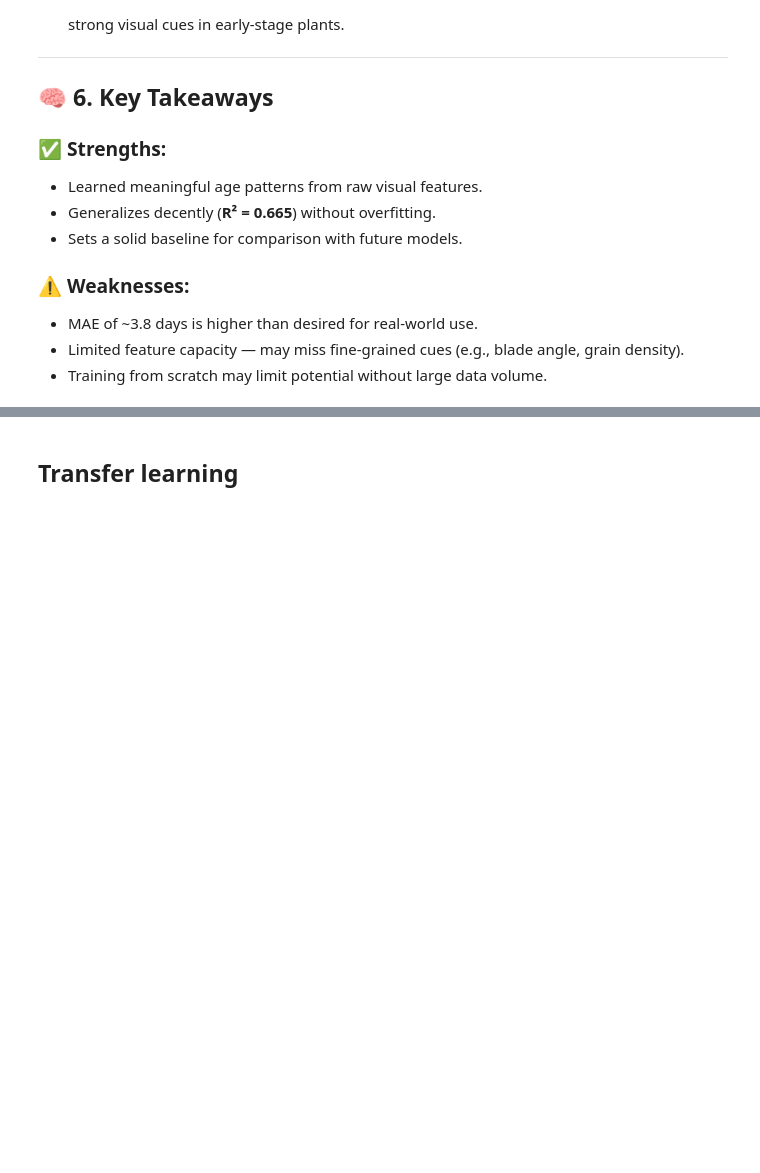
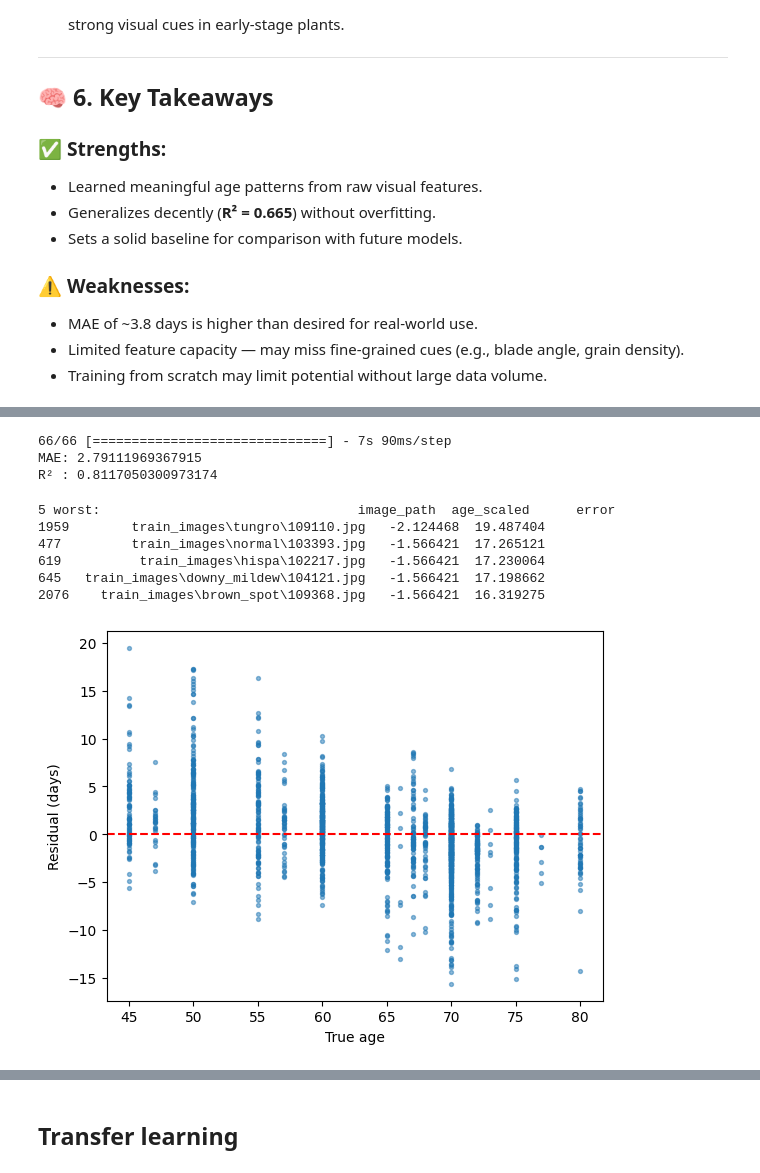
Before and after one commit to hoangyennguyen-work/COSC2753_A2_S3_G7, a Jupyter notebook: sub2.ipynb, the cells around one changed output, grey strips where cells are left out. Cells and saved outputs as stored; diff of their text form; code cells hidden in the pictures; blank space fills up the shorter version.

```diff
--- a/sub2.ipynb
+++ b/sub2.ipynb
@@ -324,0 +675,11 @@ This serves as a **baseline model** to benchmark against more advanced approache
+# %%
+# 5. RUN TUNING --------------------------------------------------------------
+study = optuna.create_study(direction='minimize',
+                            sampler=optuna.samplers.TPESampler(),
+                            pruner =optuna.pruners.MedianPruner(n_startup_trials=10))
+study.optimize(objective, n_trials=40, timeout=None)   # adjust budget as you like
+
+print("🎯  Best val‑MAE :", study.best_value)
+print("📋  Best params :")
+for k,v in study.best_params.items():
+    print(f"   {k:12s}: {v}")
@@ -324,0 +714,12 @@ This serves as a **baseline model** to benchmark against more advanced approache
+# %%
+# 6. RETRAIN FINAL MODEL -----------------------------------------------------
+best_model = build_model(optuna.trial.FixedTrial(study.best_params))
+best_model.fit(
+    train_ds,
+    validation_data=val_ds,
+    epochs=40,
+    steps_per_epoch=_steps_per_epoch,
+    callbacks=[callbacks.EarlyStopping('val_mean_absolute_error',
+                                       patience=6, restore_best_weights=True)]
+)
+best_model.save("model2_finetuned_optuna.h5")
@@ -324,0 +745,32 @@ This serves as a **baseline model** to benchmark against more advanced approache
+# %%
+# ----- create true‑age vector ---------------------------------
+test_df = pd.read_csv("test.csv")
+true_age  = test_df["age_scaled"] * age_std + age_mean    # back‑to‑days
+
+# ----- batched prediction pipeline ----------------------------
+pred_scaled = best_model.predict(val_ds).flatten()        # or test_ds
+pred_age    = pred_scaled * age_std + age_mean
+
+print("MAE:", mean_absolute_error(true_age, pred_age))
+print("R² :", r2_score(true_age, pred_age))
+# %% [output]
+66/66 [==============================] - 7s 90ms/step
+MAE: 2.79111969367915
+R² : 0.8117050300973174
+# %%
+err = np.abs(true_age - pred_age)
+test_df["error"] = err
+print("5 worst:", test_df.sort_values("error", ascending=False).head())
+
+# plot residuals vs true age
+plt.scatter(true_age, pred_age-true_age, alpha=.5, s=8)
+plt.axhline(0, ls='--', c='r'); plt.xlabel("True age"); plt.ylabel("Residual (days)")
+plt.show()
+# %% [output]
+5 worst:                                 image_path  age_scaled      error
+1959        train_images\tungro\109110.jpg   -2.124468  19.487404
+477         train_images\normal\103393.jpg   -1.566421  17.265121
+619          train_images\hispa\102217.jpg   -1.566421  17.230064
+645   train_images\downy_mildew\104121.jpg   -1.566421  17.198662
+2076    train_images\brown_spot\109368.jpg   -1.566421  16.319275
+[figure, added]
```
Also changed, not shown: parts of 24 cells of this notebook, 4 other files.
